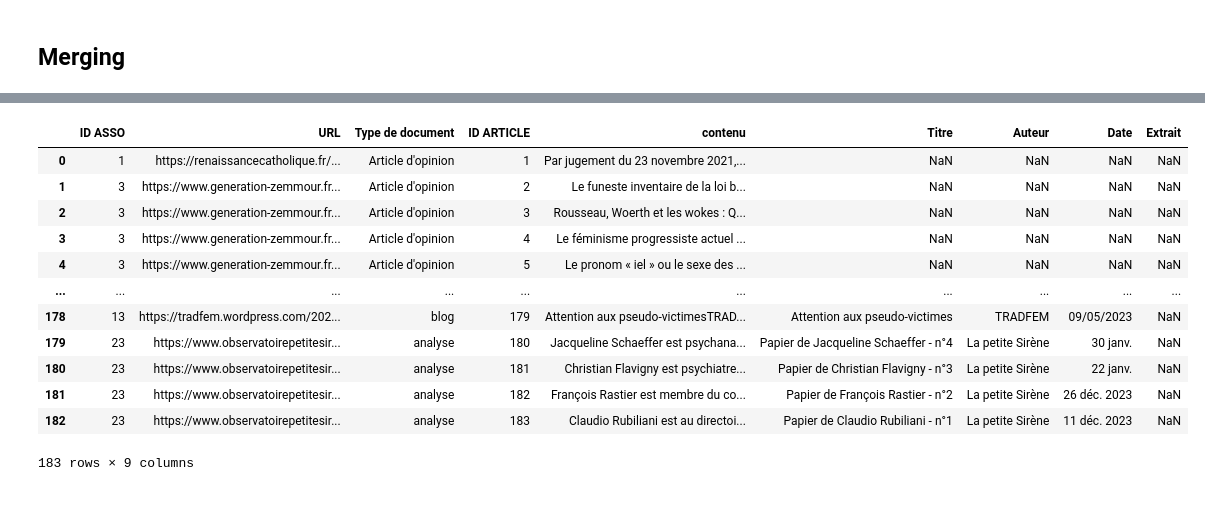
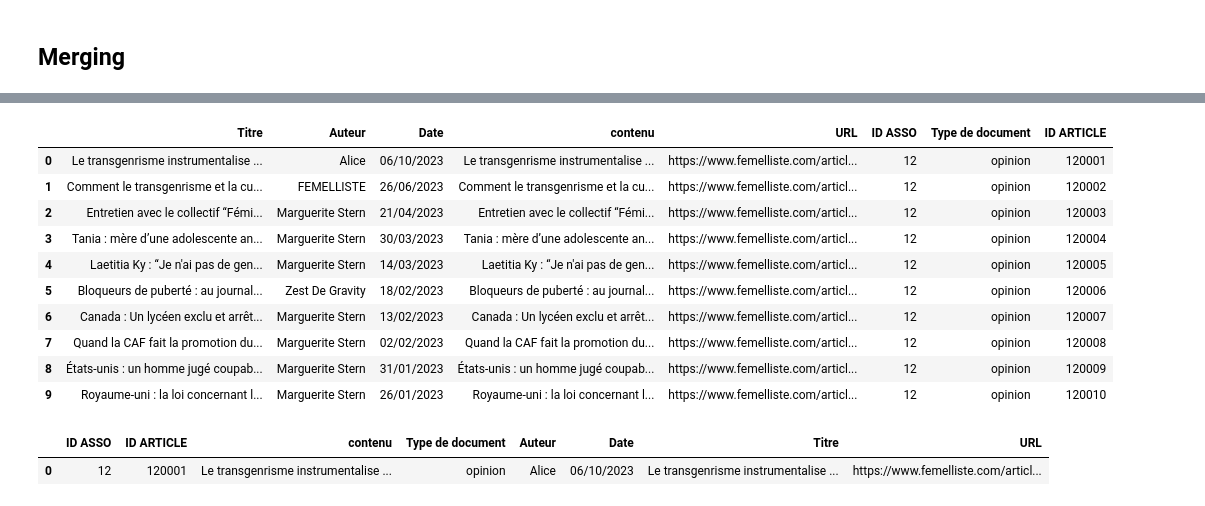
Before and after one commit to LeoMaurice/Conservative_mobilisation, a Jupyter notebook: src/Merging.ipynb, the cells around one changed output, grey strips where cells are left out. Cells and saved outputs as stored; diff of their text form; code cells hidden in the pictures.

```diff
--- a/src/Merging.ipynb
+++ b/src/Merging.ipynb
@@ -49,5 +75,5 @@ base_dir = os.path.abspath(os.path.join(os.getcwd(), '..'))
 fichier = os.path.join(base_dir, 'data', 'text', 'femelliste_articles.tsv')
 
 # Chargez le fichier Excel dans un DataFrame
-femiste = pd.read_csv(fichier ,sep='\t', encoding='utf-8')
+femilliste = pd.read_csv(fichier ,sep='\t', encoding='utf-8')
 # %%
@@ -147,0 +255,25 @@ petitesirene.head()
+# %%
+# Obtenez le chemin du répertoire parent du répertoire src
+base_dir = os.path.abspath(os.path.join(os.getcwd(), '..'))
+
+# Construisez le chemin complet vers votre fichier Excel
+fichier = "../data/text/christineld_articles.tsv" # os.path.join(base_dir, 'data', 'text', 'petitesirene_article.tsv')
+
+# Chargez le fichier Excel dans un DataFrame
+christineld = pd.read_csv(fichier ,sep='\t', encoding='utf-8')
+
+#Ajout et suppressions de colonnes intéressantes
+christineld['ID ASSO'] = 17 #On ajoute l'ID ASSO poue le merge futur
+christineld['Type de document'] = 'analyse'
+christineld['URL'] = None
+
+#Rename utiles
+nouveaux_noms = {
+        'title': 'Titre',
+        'date': 'Date',
+        'author': 'Auteur',
+        'text': 'contenu'
+}
+
+christineld = cry_for_recognition.rename(columns=nouveaux_noms)
+christineld.head()
@@ -148,6 +287,6 @@ petitesirene.head()
 # %% [markdown]
 ## Merging
 # %%
-df = pd.concat([articles, femiste, tradfem, petitesirene], ignore_index=True, sort=False)
+df = pd.concat([femilliste,christineld,cry_for_recognition,resistance_lesbienne, manuel1,manuel2, petitesirene,tradfem], ignore_index=True, sort=False)
 df.sample(10)
 # %% [output]
@@ -165,22 +304,38 @@ df.sample(10)
 # %%
 #Refaire des nombres de référence des articles
 df['ID ARTICLE'] = range(1, len(df) + 1)
-df['ID ASSO'] = df['ID ASSO'].apply(int)
-df
+
+# Convert 'ID ASSO' to a 2-digit string
+df['ID ASSO Str'] = df['ID ASSO'].apply(lambda x: f"{x:02}")
+
+# Generate a row number within each group, starting from 1, and convert to a 2-digit string
+df['Sequence Number'] = (df.groupby('ID ASSO').cumcount() + 1).apply(lambda x: f"{x:04}")
+
+# Concatenate 'ID ASSO Str' and 'Sequence Number' to form 'ID ARTICLE'
+df['ID ARTICLE'] = df['ID ASSO Str'] + df['Sequence Number']
+
+df.drop(columns=["ID ASSO Str","Sequence Number"],inplace=True)
+
+# Resulting DataFrame
+df.head(10)
 # %% [output]
-|  | ID ASSO | URL | Type de document | ID ARTICLE | contenu | Titre | Auteur | Date | Extrait |
-| 0 | 1 | https://renaissancecatholique.fr/... | Article d'opinion | 1 | Par jugement du 23 novembre 2021,... | NaN | NaN | NaN | NaN |
-| 1 | 3 | https://www.generation-zemmour.fr... | Article d'opinion | 2 | Le funeste inventaire de la loi b... | NaN | NaN | NaN | NaN |
-| 2 | 3 | https://www.generation-zemmour.fr... | Article d'opinion | 3 | Rousseau, Woerth et les wokes : Q... | NaN | NaN | NaN | NaN |
-| 3 | 3 | https://www.generation-zemmour.fr... | Article d'opinion | 4 | Le féminisme progressiste actuel ... | NaN | NaN | NaN | NaN |
-| 4 | 3 | https://www.generation-zemmour.fr... | Article d'opinion | 5 | Le pronom « iel » ou le sexe des ... | NaN | NaN | NaN | NaN |
-| ... | ... | ... | ... | ... | ... | ... | ... | ... | ... |
-| 178 | 13 | https://tradfem.wordpress.com/202... | blog | 179 | Attention aux pseudo-victimesTRAD... | Attention aux pseudo-victimes | TRADFEM | 09/05/2023 | NaN |
-| 179 | 23 | https://www.observatoirepetitesir... | analyse | 180 | Jacqueline Schaeffer est psychana... | Papier de Jacqueline Schaeffer - n°4 | La petite Sirène | 30 janv. | NaN |
-| 180 | 23 | https://www.observatoirepetitesir... | analyse | 181 | Christian Flavigny est psychiatre... | Papier de Christian Flavigny - n°3 | La petite Sirène | 22 janv. | NaN |
-| 181 | 23 | https://www.observatoirepetitesir... | analyse | 182 | François Rastier est membre du co... | Papier de François Rastier - n°2 | La petite Sirène | 26 déc. 2023 | NaN |
-| 182 | 23 | https://www.observatoirepetitesir... | analyse | 183 | Claudio Rubiliani est au directoi... | Papier de Claudio Rubiliani - n°1 | La petite Sirène | 11 déc. 2023 | NaN |
+|  | Titre | Auteur | Date | contenu | URL | ID ASSO | Type de document | ID ARTICLE |
+| 0 | Le transgenrisme instrumentalise ... | Alice | 06/10/2023 | Le transgenrisme instrumentalise ... | https://www.femelliste.com/articl... | 12 | opinion | 120001 |
+| 1 | Comment le transgenrisme et la cu... | FEMELLISTE | 26/06/2023 | Comment le transgenrisme et la cu... | https://www.femelliste.com/articl... | 12 | opinion | 120002 |
+| 2 | Entretien avec le collectif “Fémi... | Marguerite Stern | 21/04/2023 | Entretien avec le collectif “Fémi... | https://www.femelliste.com/articl... | 12 | opinion | 120003 |
+| 3 | Tania : mère d’une adolescente an... | Marguerite Stern | 30/03/2023 | Tania : mère d’une adolescente an... | https://www.femelliste.com/articl... | 12 | opinion | 120004 |
+| 4 | Laetitia Ky : “Je n'ai pas de gen... | Marguerite Stern | 14/03/2023 | Laetitia Ky : “Je n'ai pas de gen... | https://www.femelliste.com/articl... | 12 | opinion | 120005 |
+| 5 | Bloqueurs de puberté : au journal... | Zest De Gravity | 18/02/2023 | Bloqueurs de puberté : au journal... | https://www.femelliste.com/articl... | 12 | opinion | 120006 |
+| 6 | Canada : Un lycéen exclu et arrêt... | Marguerite Stern | 13/02/2023 | Canada : Un lycéen exclu et arrêt... | https://www.femelliste.com/articl... | 12 | opinion | 120007 |
+| 7 | Quand la CAF fait la promotion du... | Marguerite Stern | 02/02/2023 | Quand la CAF fait la promotion du... | https://www.femelliste.com/articl... | 12 | opinion | 120008 |
+| 8 | États-unis : un homme jugé coupab... | Marguerite Stern | 31/01/2023 | États-unis : un homme jugé coupab... | https://www.femelliste.com/articl... | 12 | opinion | 120009 |
+| 9 | Royaume-uni : la loi concernant l... | Marguerite Stern | 26/01/2023 | Royaume-uni : la loi concernant l... | https://www.femelliste.com/articl... | 12 | opinion | 120010 |
-183 rows × 9 columns
+# %%
+df = df[["ID ASSO","ID ARTICLE", "contenu", "Type de document","Auteur","Date","Titre","URL"]]
+df.head(1)
+# %% [output]
+|  | ID ASSO | ID ARTICLE | contenu | Type de document | Auteur | Date | Titre | URL |
+| 0 | 12 | 120001 | Le transgenrisme instrumentalise ... | opinion | Alice | 06/10/2023 | Le transgenrisme instrumentalise ... | https://www.femelliste.com/articl... |
 # %%
 #On exporte
 # Obtenez le chemin du répertoire parent du répertoire src
```
Also changed, not shown: parts of 15 cells of this notebook, 3 other files.
